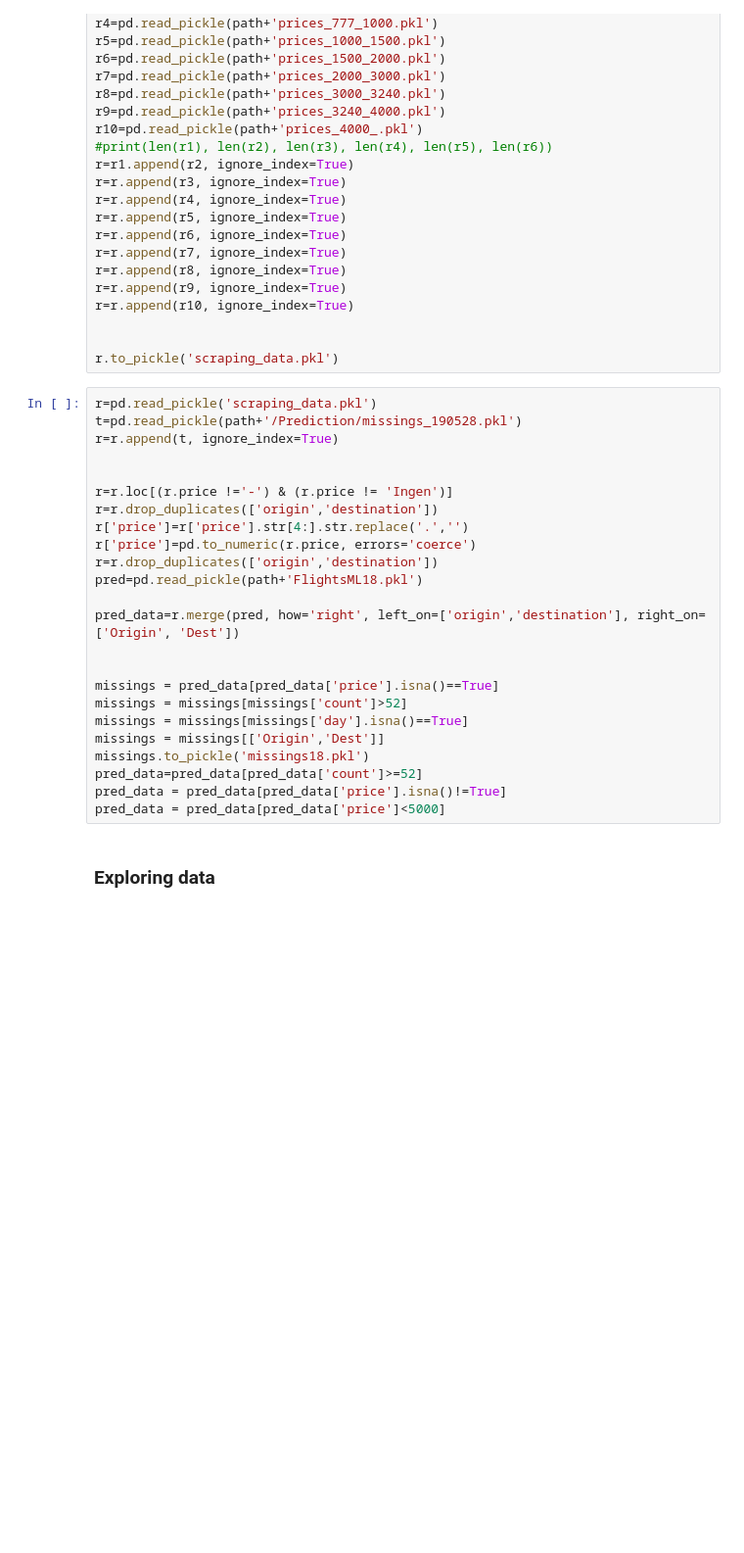
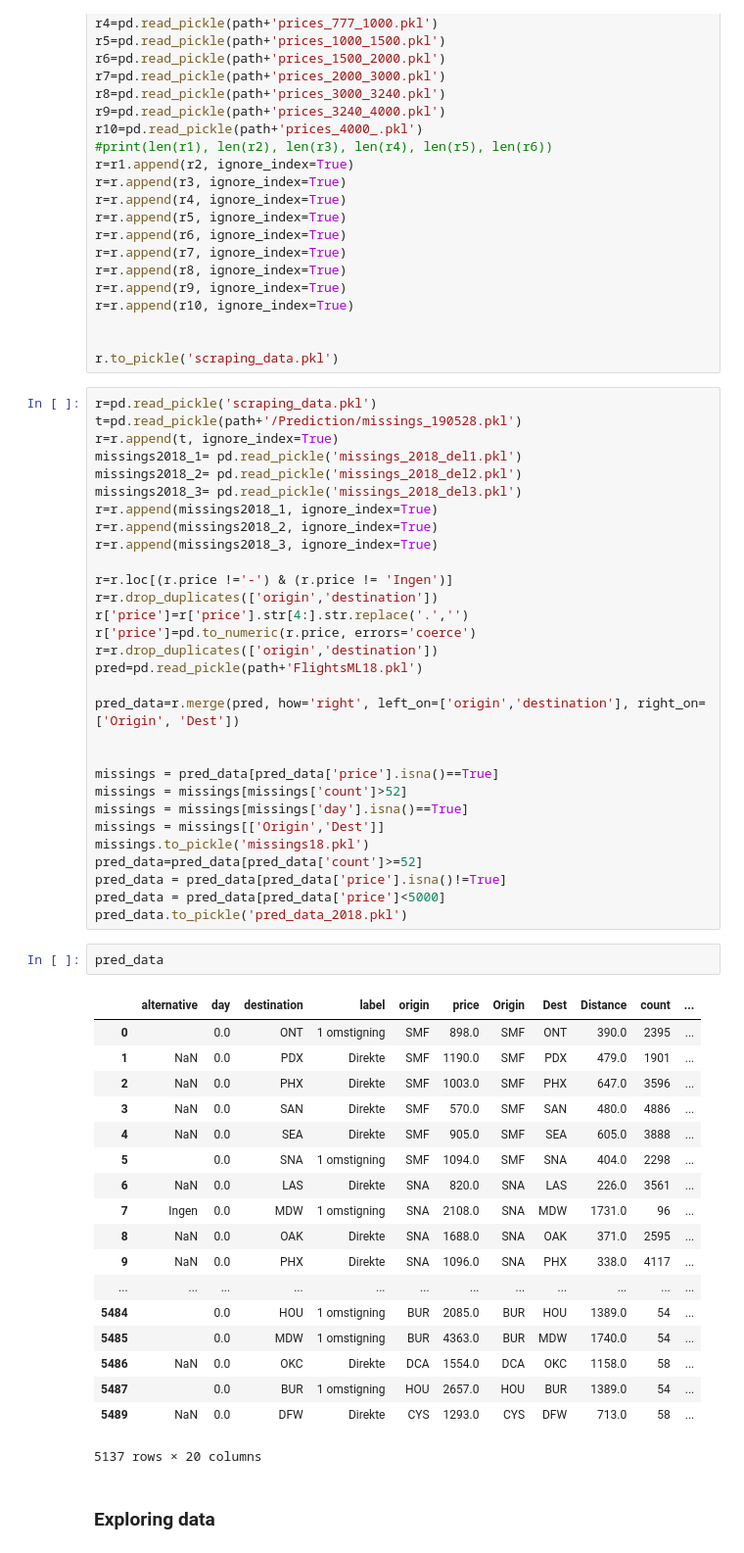
Before and after one commit to Morten-Esketveit/TSDS-gruppe-2019, a Jupyter notebook: Exam/Prediction/Prediction2018.ipynb, the cells around one changed output. Shown at 98% size. Saved outputs shown, nothing was run; the diff lists cells and outputs as text; blank space fills up the shorter version.

```diff
--- a/Exam/Prediction/Prediction2018.ipynb
+++ b/Exam/Prediction/Prediction2018.ipynb
@@ -65,7 +65,12 @@ r.to_pickle('scraping_data.pkl')
 r=pd.read_pickle('scraping_data.pkl')
 t=pd.read_pickle(path+'/Prediction/missings_190528.pkl')
 r=r.append(t, ignore_index=True)
-
+missings2018_1= pd.read_pickle('missings_2018_del1.pkl')
+missings2018_2= pd.read_pickle('missings_2018_del2.pkl')
+missings2018_3= pd.read_pickle('missings_2018_del3.pkl')
+r=r.append(missings2018_1, ignore_index=True)
+r=r.append(missings2018_2, ignore_index=True)
+r=r.append(missings2018_3, ignore_index=True)
 
 r=r.loc[(r.price !='-') & (r.price != 'Ingen')]
 r=r.drop_duplicates(['origin','destination'])
@@ -85,6 +90,28 @@ missings.to_pickle('missings18.pkl')
 pred_data=pred_data[pred_data['count']>=52]
 pred_data = pred_data[pred_data['price'].isna()!=True]
 pred_data = pred_data[pred_data['price']<5000]
+pred_data.to_pickle('pred_data_2018.pkl')
+# %%
+pred_data
+# %% [output]
+|  | alternative | day | destination | label | origin | price | Origin | Dest | Distance | count | ... |
+| 0 |  | 0.0 | ONT | 1 omstigning | SMF | 898.0 | SMF | ONT | 390.0 | 2395 | ... |
+| 1 | NaN | 0.0 | PDX | Direkte | SMF | 1190.0 | SMF | PDX | 479.0 | 1901 | ... |
+| 2 | NaN | 0.0 | PHX | Direkte | SMF | 1003.0 | SMF | PHX | 647.0 | 3596 | ... |
+| 3 | NaN | 0.0 | SAN | Direkte | SMF | 570.0 | SMF | SAN | 480.0 | 4886 | ... |
+| 4 | NaN | 0.0 | SEA | Direkte | SMF | 905.0 | SMF | SEA | 605.0 | 3888 | ... |
+| 5 |  | 0.0 | SNA | 1 omstigning | SMF | 1094.0 | SMF | SNA | 404.0 | 2298 | ... |
+| 6 | NaN | 0.0 | LAS | Direkte | SNA | 820.0 | SNA | LAS | 226.0 | 3561 | ... |
+| 7 | Ingen | 0.0 | MDW | 1 omstigning | SNA | 2108.0 | SNA | MDW | 1731.0 | 96 | ... |
+| 8 | NaN | 0.0 | OAK | Direkte | SNA | 1688.0 | SNA | OAK | 371.0 | 2595 | ... |
+| 9 | NaN | 0.0 | PHX | Direkte | SNA | 1096.0 | SNA | PHX | 338.0 | 4117 | ... |
+| ... | ... | ... | ... | ... | ... | ... | ... | ... | ... | ... | ... |
+| 5484 |  | 0.0 | HOU | 1 omstigning | BUR | 2085.0 | BUR | HOU | 1389.0 | 54 | ... |
+| 5485 |  | 0.0 | MDW | 1 omstigning | BUR | 4363.0 | BUR | MDW | 1740.0 | 54 | ... |
+| 5486 | NaN | 0.0 | OKC | Direkte | DCA | 1554.0 | DCA | OKC | 1158.0 | 58 | ... |
+| 5487 |  | 0.0 | BUR | 1 omstigning | HOU | 2657.0 | HOU | BUR | 1389.0 | 54 | ... |
+| 5489 | NaN | 0.0 | DFW | Direkte | CYS | 1293.0 | CYS | DFW | 713.0 | 58 | ... |
+5137 rows × 20 columns
 # %% [markdown]
 ### Exploring data
 # %%
```
Also changed, not shown: parts of 12 cells of this notebook, 5 other files.
